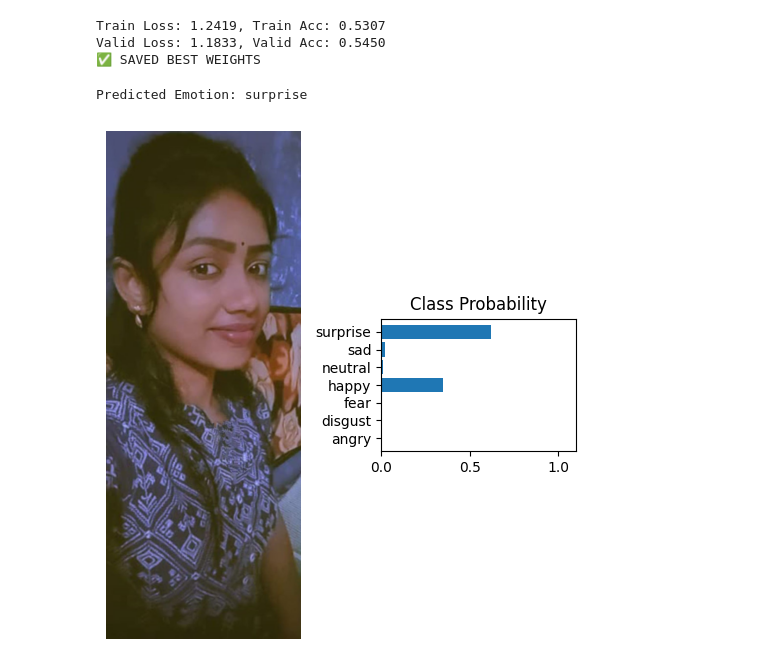
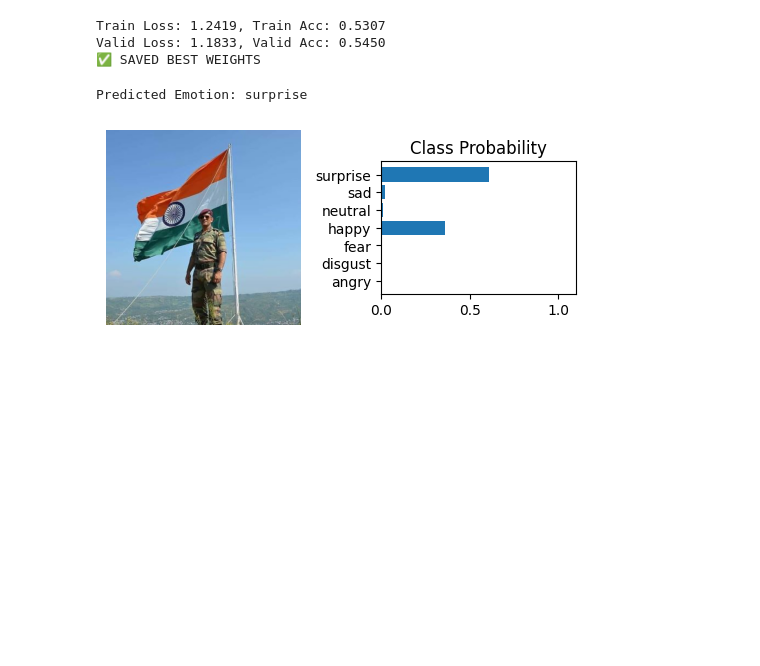
Before and after one commit to shalad082/Shalini--portfolio, a Jupyter notebook: Facial_Expression_Recognition_with_PyTorch.ipynb, the cells around one changed output. Saved outputs shown, nothing was run; the diff lists cells and outputs as text; code cells hidden in the pictures; blank space fills up the shorter version.

```diff
--- a/Facial_Expression_Recognition_with_PyTorch.ipynb
+++ b/Facial_Expression_Recognition_with_PyTorch.ipynb
@@ -304,12 +304,12 @@ def predict_expression_from_image(image_path, model, transform, device):
 # %%
 # If you haven't loaded your model yet
 # model = load_your_model_here
 # model.load_state_dict(torch.load('/path/to/your_weights.pt'))
 # model.to(device)
 
-img_path = "/content/latest image.jpg"
+img_path = "/content/mahi7.jpg"
 pred = predict_expression_from_image(img_path, model, valid_augs, device=Device)
 print("Predicted Emotion:", pred)
 # %% [output]
 Predicted Emotion: surprise
-[figure, old version]
+[figure, new version]
```
